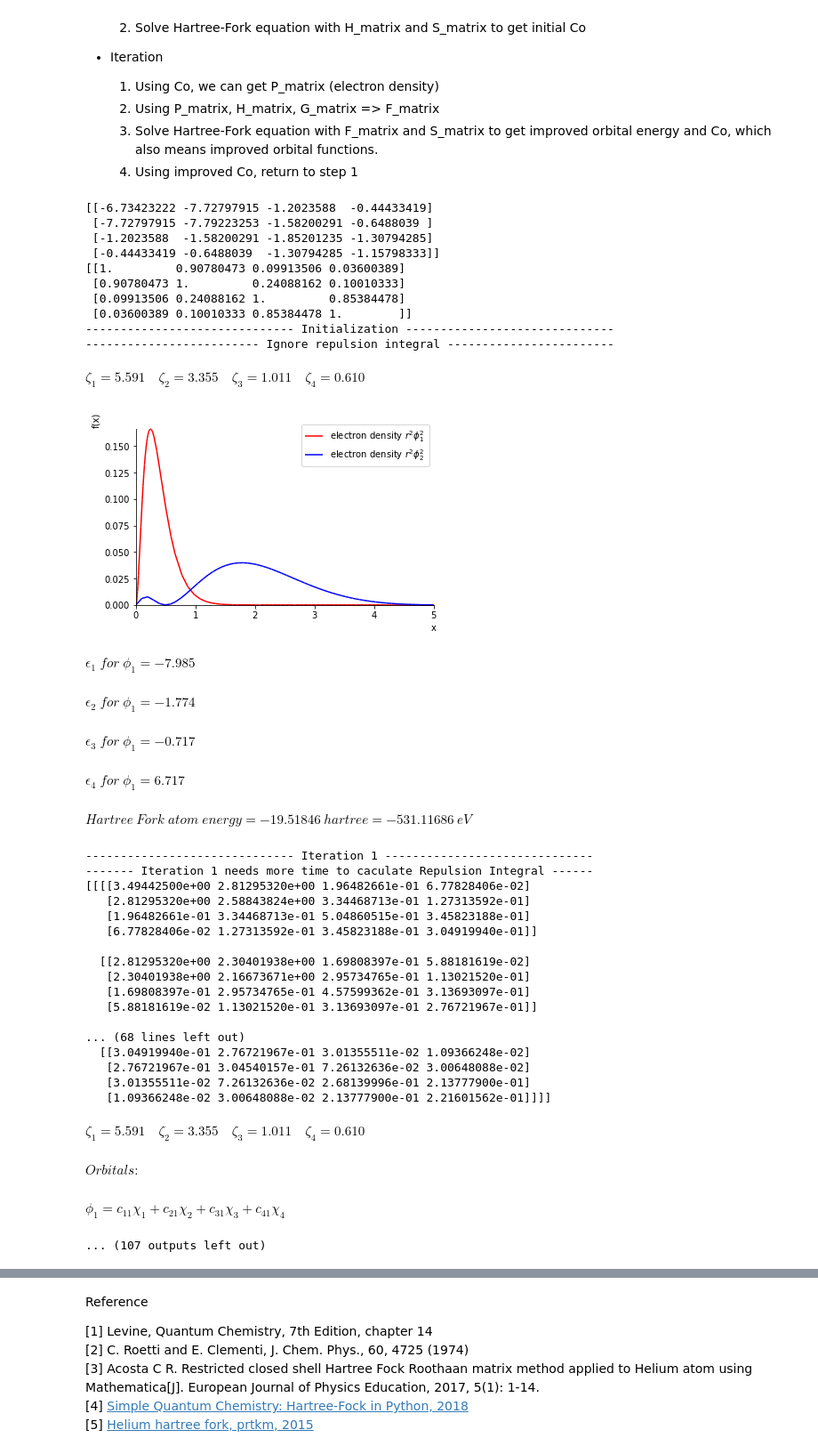
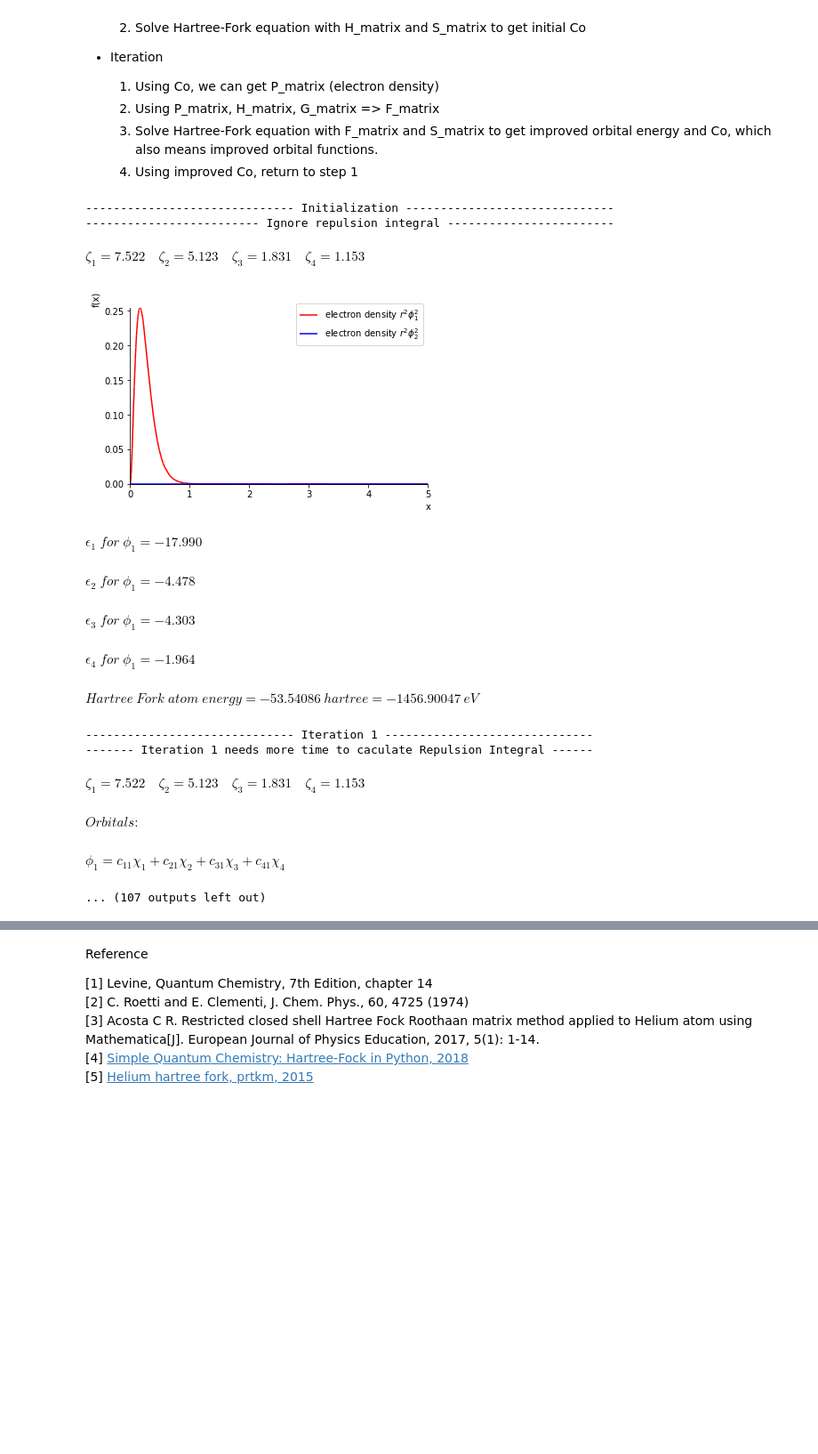
Before and after one commit to yueyericardo/hartree-fock, a Jupyter notebook: Carbon.ipynb, the cells around one changed output, grey strips where cells are left out. Shown at 89% size. Saved outputs shown, nothing was run; the diff lists cells and outputs as text; code cells hidden in the pictures; blank space fills up the shorter version.

```diff
--- a/Carbon.ipynb
+++ b/Carbon.ipynb
@@ -177,8 +177,9 @@ def Repulsion_electron(zetas):
             B = sp.integrate(nsimplify((((r2**l1)/(r1**(l1+1))))*f3*f4*r2*r2) ,(r2, 0, r1)) + sp.integrate(nsimplify(((r1**l1)/(r2**(l1+1)))*f3*f4*r2*r2) ,(r2, r1, +oo))
             B = sp.integrate(nsimplify(f1*f2*r1*r1*B) ,(r1, 0, +oo))
             B *= (-1)**(m1+m) * gaunt(l1, l2, l, -m1, m2, -m) * (-1)**m3 * gaunt(l3, l4, l, -m3, m4, m)
+            B *= 4 * sp.pi / (2 * l + 1)
             A += B
-    return A * 4 * sp.pi
+    return A
 
 #     print("caculating B")
 # #     if(l1==0):
@@ -340,29 +341,27 @@ def get_E0(e, P, H):
 # %%
 # input
 # input for zeta
-zetas = [[5.59108, 1, 0, 0], [3.35538, 1, 0, 0], [1.01122, 2, 0, 0], [0.61000, 2, 0, 0]]
-# zetas = [[7.52232, 1, 0, 0], [5.12306, 1, 0, 0], [1.83068, 2, 0, 0], [1.15282, 2, 0, 0], [0.73045, 2, 1, 0], [1.25656, 2, 1, 0]]
+# zetas = [[5.59108, 1, 0, 0], [3.35538, 1, 0, 0], [1.01122, 2, 0, 0], [0.61000, 2, 0, 0]]
+zetas = [[7.52232, 1, 0, 0], [5.12306, 1, 0, 0], [1.83068, 2, 0, 0], [1.15282, 2, 0, 0], [2.73045, 2, 1, 0], [1.25656, 2, 1, 0]]
 # zetas = [[11.4216, 1, 0, 0], [8.50182, 1, 0, 0], [3.56883, 2, 0, 0], [2.19285, 2, 0, 0], [4.68773, 2, 1, 0], [2.05684, 2, 1, 0]]
 # input nuclear charge (element number)
-Z = 4
+Z = 6
 
 # build basis function
 f1=STO(zetas[0][0], zetas[0][1], zetas[0][2], zetas[0][3])
 f2=STO(zetas[1][0], zetas[1][1], zetas[1][2], zetas[1][3])
 f3=STO(zetas[2][0], zetas[2][1], zetas[2][2], zetas[2][3])
 f4=STO(zetas[3][0], zetas[3][1], zetas[3][2], zetas[3][3])
-# f5=STO(zetas[4][0], zetas[4][1], zetas[4][2], zetas[4][3])
-# f6=STO(zetas[5][0], zetas[5][1], zetas[5][2], zetas[5][3])
+f5=STO(zetas[4][0], zetas[4][1], zetas[4][2], zetas[4][3])
+f6=STO(zetas[5][0], zetas[5][1], zetas[5][2], zetas[5][3])
 
-fs = [f1, f2, f3, f4]
-# fs = [f1, f2, f3, f4, f5, f6]
+# fs = [f1, f2, f3, f4]
+fs = [f1, f2, f3, f4, f5, f6]
 
 # initialization
 R = np.zeros((len(zetas), len(zetas), len(zetas), len(zetas)))
 H = H_matrix(fs, Z)
-print(H)
 S = S_matrix(fs)
-print(S)
 e, Co = secular_eqn(H, S)
 P = P_matrix(Co)
 scf_H = get_E0(e, P, H)
@@ -406,7 +405,6 @@ for i in range(10):
         print('-'*7, "Iteration 1 needs more time to caculate Repulsion Integral", '-'*6)
         start = time.time()
         R = R_matrix(zetas)
-        print(R)
     else:
         start = time.time()
     F = F_matrix(fs, Z, zetas, Co, R)
@@ -425,66 +423,43 @@ for i in range(10):
 #     display(Math('c11 = {0} \quad c21 = {1} \quad c31 = {2} \quad c41 = {3} \quad c11 = {4} \quad c21 = {5}'.format(format(Co[0][2], '0.3f'), format(Co[1][2], '0.3f'), format(Co[2][2], '0.3f'), format(Co[3][2], '0.3f'), format(Co[4][2], '0.3f'), format(Co[5][2], '0.3f'))))
 #     display(Math('c11 = {0} \quad c21 = {1} \quad c31 = {2} \quad c41 = {3} \quad c11 = {4} \quad c21 = {5}'.format(format(Co[0][3], '0.3f'), format(Co[1][3], '0.3f'), format(Co[2][3], '0.3f'), format(Co[3][3], '0.3f'), format(Co[4][3], '0.3f'), format(Co[5][3], '0.3f'))))
 #     display(Math('c11 = {0} \quad c21 = {1} \quad c31 = {2} \quad c41 = {3} \quad c11 = {4} \quad c21 = {5}'.format(format(Co[0][4], '0.3f'), format(Co[1][4], '0.3f'), format(Co[2][4], '0.3f'), format(Co[3][4], '0.3f'), format(Co[4][4], '0.3f'), format(Co[5][4], '0.3f'))))
 #     display(Math('c11 = {0} \quad c21 = {1} \quad c31 = {2} \quad c41 = {3} \quad c11 = {4} \quad c21 = {5}'.format(format(Co[0][5], '0.3f'), format(Co[1][5], '0.3f'), format(Co[2][5], '0.3f'), format(Co[3][5], '0.3f'), format(Co[4][5], '0.3f'), format(Co[5][5], '0.3f'))))
     # plot density graph
     phi1 = Co[0,0]*f1+Co[1,0]*f2+Co[2,0]*f3+Co[3,0]*f4
     phi2 = Co[0,1]*f1+Co[1,1]*f2+Co[2,1]*f3+Co[3,1]*f4
     density_1 = phi1*phi1*r*r
     density_2 = phi2*phi2*r*r
     p1 = plot((density_1, (r, 0, 5)), (density_2, (r, 0, 5)), show = False, legend = True)
     p1[0].label = None
     p1[1].label = None
     p1[0].line_color = colorlist[i+1]
     p1[1].line_color = colorlist[i+1]
     p.extend(p1)
     p.show()
     # print energy result
     display(Math(' \epsilon_1 \; for \; \phi_1  = {0} '.format(format(e[0].real, '0.3f'))))
     display(Math(' \epsilon_2 \; for \; \phi_1 = {0} '.format(format(e[1].real, '0.3f'))))
     display(Math(' \epsilon_3 \; for \; \phi_1  = {0} '.format(format(e[2].real, '0.3f'))))
     display(Math(' \epsilon_4 \; for \; \phi_1  = {0} '.format(format(e[3].real, '0.3f'))))
 #     display(Math(' \epsilon_5 \; for \; \phi_1  = {0} '.format(format(e[4].real, '0.3f'))))
 #     display(Math(' \epsilon_6 \; for \; \phi_1  = {0} '.format(format(e[5].real, '0.3f'))))
     display(Math(' Hartree \ Fork \; atom \; energy = {0} \ hartree = {1} \ eV'.format(format(scf_H, '0.5f'), format(scf_H*27.211, '0.5f'))))
     stop = time.time()
     print('Time used:',format(stop-start, '0.1f'),'s')
     ##########################################print information above#################################################
 # %% [output]
-[[-6.73423222 -7.72797915 -1.2023588  -0.44433419]
- [-7.72797915 -7.79223253 -1.58200291 -0.6488039 ]
- [-1.2023588  -1.58200291 -1.85201235 -1.30794285]
- [-0.44433419 -0.6488039  -1.30794285 -1.15798333]]
-[[1.         0.90780473 0.09913506 0.03600389]
- [0.90780473 1.         0.24088162 0.10010333]
- [0.09913506 0.24088162 1.         0.85384478]
- [0.03600389 0.10010333 0.85384478 1.        ]]
 ------------------------------ Initialization ------------------------------
 ------------------------- Ignore repulsion integral ------------------------
-$\displaystyle \zeta_1 = 5.591 \quad \zeta_2 = 3.355 \quad \zeta_3 = 1.011 \quad \zeta_4 = 0.610$
+$\displaystyle \zeta_1 = 7.522 \quad \zeta_2 = 5.123 \quad \zeta_3 = 1.831 \quad \zeta_4 = 1.153$
-[figure, old version]
+[figure, new version]
-$\displaystyle  \epsilon_1 \; for \; \phi_1  = -7.985 $
+$\displaystyle  \epsilon_1 \; for \; \phi_1  = -17.990 $
-$\displaystyle  \epsilon_2 \; for \; \phi_1 = -1.774 $
+$\displaystyle  \epsilon_2 \; for \; \phi_1 = -4.478 $
-$\displaystyle  \epsilon_3 \; for \; \phi_1  = -0.717 $
+$\displaystyle  \epsilon_3 \; for \; \phi_1  = -4.303 $
-$\displaystyle  \epsilon_4 \; for \; \phi_1  = 6.717 $
+$\displaystyle  \epsilon_4 \; for \; \phi_1  = -1.964 $
-$\displaystyle  Hartree \ Fork \; atom \; energy = -19.51846 \ hartree = -531.11686 \ eV$
+$\displaystyle  Hartree \ Fork \; atom \; energy = -53.54086 \ hartree = -1456.90047 \ eV$
 ------------------------------ Iteration 1 ------------------------------
 ------- Iteration 1 needs more time to caculate Repulsion Integral ------
-[[[[3.49442500e+00 2.81295320e+00 1.96482661e-01 6.77828406e-02]
-   [2.81295320e+00 2.58843824e+00 3.34468713e-01 1.27313592e-01]
-   [1.96482661e-01 3.34468713e-01 5.04860515e-01 3.45823188e-01]
-   [6.77828406e-02 1.27313592e-01 3.45823188e-01 3.04919940e-01]]
-
-  [[2.81295320e+00 2.30401938e+00 1.69808397e-01 5.88181619e-02]
-   [2.30401938e+00 2.16673671e+00 2.95734765e-01 1.13021520e-01]
-   [1.69808397e-01 2.95734765e-01 4.57599362e-01 3.13693097e-01]
-   [5.88181619e-02 1.13021520e-01 3.13693097e-01 2.76721967e-01]]
-
-... (68 lines left out)
-  [[3.04919940e-01 2.76721967e-01 3.01355511e-02 1.09366248e-02]
-   [2.76721967e-01 3.04540157e-01 7.26132636e-02 3.00648088e-02]
-   [3.01355511e-02 7.26132636e-02 2.68139996e-01 2.13777900e-01]
-   [1.09366248e-02 3.00648088e-02 2.13777900e-01 2.21601562e-01]]]]
-$\displaystyle \zeta_1 = 5.591 \quad \zeta_2 = 3.355 \quad \zeta_3 = 1.011 \quad \zeta_4 = 0.610$
+$\displaystyle \zeta_1 = 7.522 \quad \zeta_2 = 5.123 \quad \zeta_3 = 1.831 \quad \zeta_4 = 1.153$
 $\displaystyle Orbitals:$
 $\displaystyle  \phi_1 = c_{11} \chi_1 + c_{21} \chi_2 + c_{31} \chi_3 + c_{41} \chi_4$
 ... (107 outputs left out)
```
Also changed, not shown: parts of 11 cells of this notebook.
